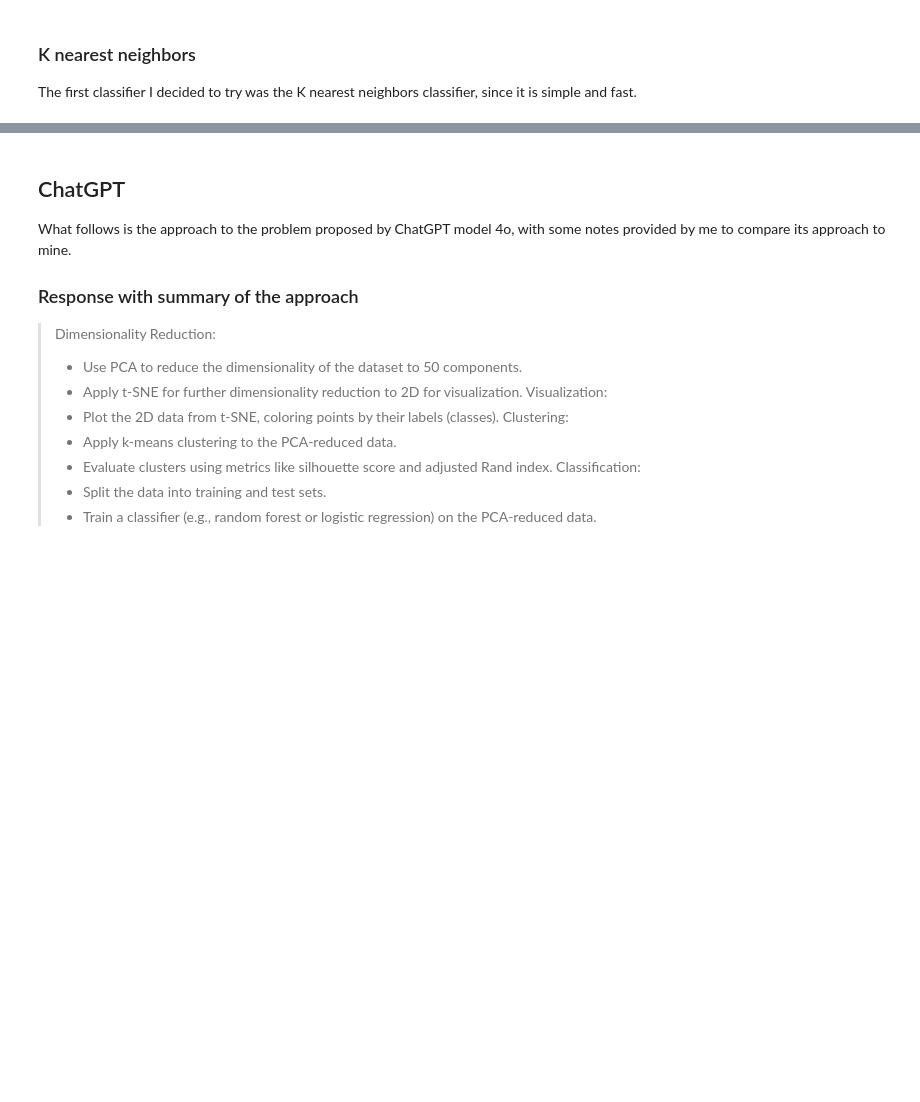
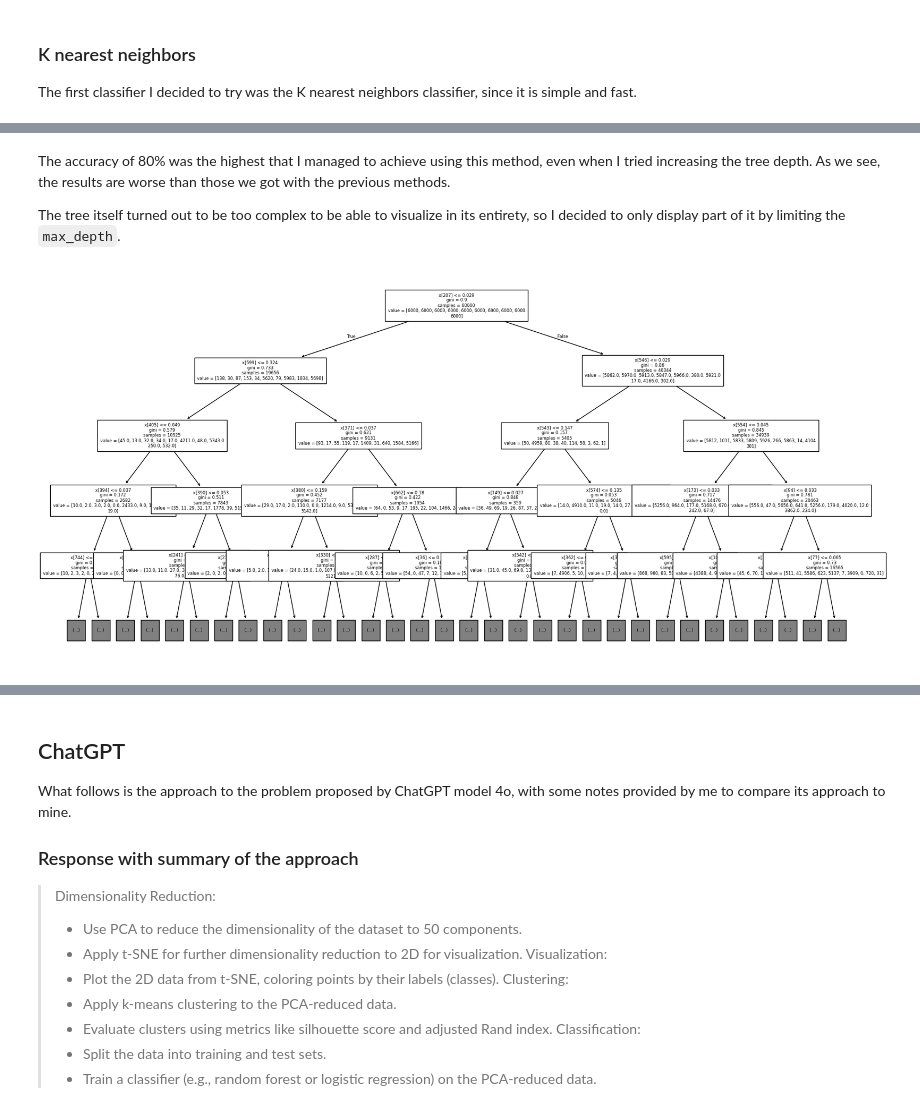
Before and after one commit to frun36/fods-fashion-mnist, a Jupyter notebook: fashion_mnist.ipynb, the cells around one changed output, grey strips where cells are left out. Drawn from its saved outputs; the diff is of its cells as text; code cells hidden in the pictures; blank space fills up the shorter version.

```diff
--- a/fashion_mnist.ipynb
+++ b/fashion_mnist.ipynb
@@ -492,0 +496,10 @@ weighted avg       0.80      0.80      0.80     10000
+# %% [markdown]
+The accuracy of 80% was the highest that I managed to achieve using this method, even when I tried increasing the tree depth. As we see, the results are worse than those we got with the previous methods.
+
+The tree itself turned out to be too complex to be able to visualize in its entirety, so I decided to only display part of it by limiting the `max_depth`.
+# %%
+plt.figure(figsize=(20, 10))
+tree.plot_tree(clf, label='all', max_depth=4, fontsize=6)
+plt.show()
+# %% [output]
+[figure, added]
```
Also changed, not shown: parts of 12 cells of this notebook.
